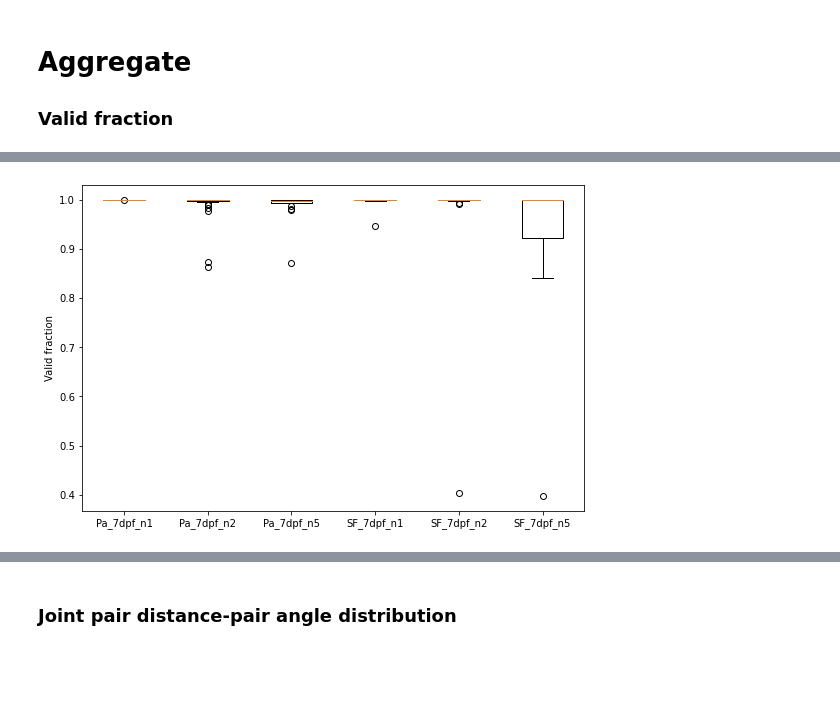
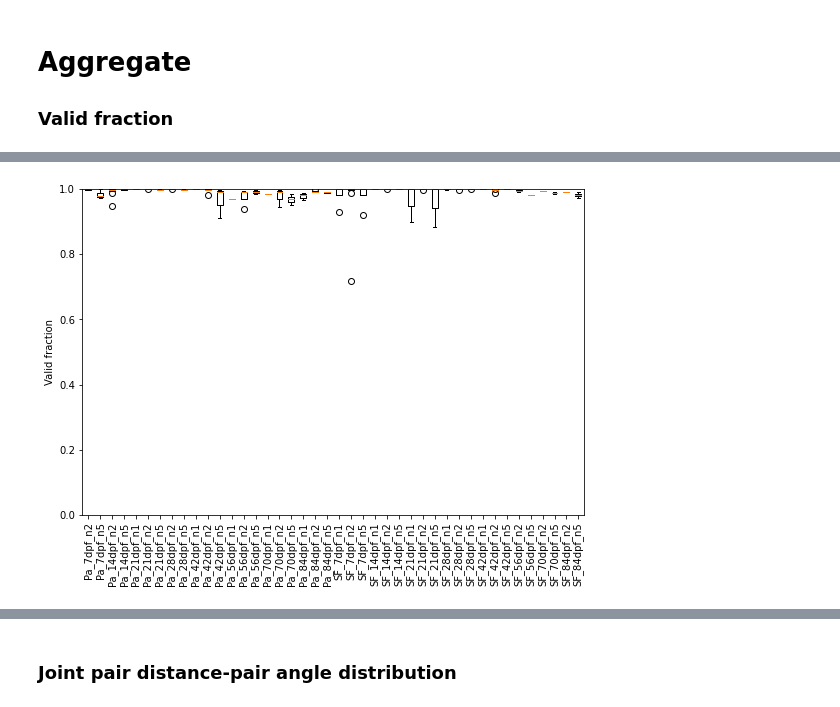
Before and after one commit to yffily/trilab-tracker, a Jupyter notebook: analyze.ipynb, the cells around one changed output, grey strips where cells are left out. Drawn from its saved outputs; the diff is of its cells as text; code cells hidden in the pictures; blank space fills up the shorter version.

```diff
--- a/analyze.ipynb
+++ b/analyze.ipynb
@@ -12,7 +12,7 @@ from tracker.tank import Tank
 import tracker.utils as utils
 from collections import defaultdict
 
-tank_diameter_vs_age = { 7:9.6, 14:10.4, 21:12.8, 28:17.7, 42:33.8, 43:33.8,
+tank_diameter_vs_age = { 7:9.6, 14:10.4, 21:12.8, 28:17.7, 42:33.8,
                          56:33.8, 70:33.8, 84:3.8 }
 tank_radius_vs_age = { k:v/2 for k,v in tank_diameter_vs_age.items() }
 # plt.rcParams['figure.dpi'] = 150
@@ -22,11 +22,7 @@ plt.rcParams['figure.figsize'] = 9,6
 # %%
 ''' Select a set of trials to analyze. '''
 
-# trial_files = sorted(glob('../tracking/full_20-07-19/*/trial.pik')) # [:1]
-# trial_files = ['../tracking/full_20-09-25/Pa_Fri_14dpf_GroupA_n2b_20200612_1400/trial.pik']
-# trial_files = ['../tracking/test_21-01-02/SF_Sat_70dpf_GroupA_n5_20200808_1015/trial.pik']
-trial_files = sorted(glob('../tracking/full_21-01-05/*_7dpf_*/trial.pik')) # [:1]
-
+trial_files = sorted(glob('../tracking/full_21-01-19/*/trial.pik'))
 
 def load_trial(trial_file,load_data=True):
     trial_dir  = os.path.dirname(trial_file)
@@ -34,6 +30,7 @@ def load_trial(trial_file,load_data=True):
     trial_name = os.path.basename(trial_dir)
     pop,day,age,group,n_ind = trial_name.split('_')[:5]
     age        = int(age[:-3])
+    age = 42 if age==43 else age
     n_ind      = int(re.findall('\d+',n_ind)[0])
     trial      = { k:v for k,v in locals().items() if k in ['trial_dir',
                    'fig_dir', 'trial_name', 'pop', 'age', 'group', 'n_ind'] }
@@ -54,5 +51,11 @@ trials = [load_trial(f,load_data=False) for f in trial_files]
 df     = pd.DataFrame(trials,index=trial_files)
 grouped_trials = df.groupby(['pop','age','n_ind'])
 count  = pd.DataFrame(grouped_trials['trial_dir'].count().rename('count'))
+# display(count)
+
+count = count.unstack(1)
+count.columns = count.columns.droplevel()
+count[pd.isna(count)] = 0
+count = count.astype(int)
 count
 # %% [output]
@@ -440,18 +455,18 @@ for g,files in grouped_trials.groups.items():
 #     print()
 # grouped_valid_fractions
 # %%
-''' Boxplot of the fraction of valid frames for each type of invalidity.
-    One boxplot for each type of trial. '''
+# ''' Boxplot of the fraction of valid frames for each type of invalidity.
+#     One boxplot for each type of trial. '''
 
-for k,valid_fractions in grouped_valid_fractions.items():
-    plt.boxplot(valid_fractions.values(),labels=valid_fractions.keys())
-#     plt.violinplot([valid_fractions[c] for c in cut_names],showextrema=False)
-    plt.xlabel('Cut')
-    plt.ylabel('Valid fraction')
-    plt.ylim(0,1.05)
-    pop,age,n_ind = k
-    name = f'{pop}_{age}dpf_n{n_ind}'
-    plt.title(name)
-    plt.show()
-#     plt.savefig(os.path.join(fig_dir,name+'.png'))
-#     plt.close()
+# for k,valid_fractions in grouped_valid_fractions.items():
+#     plt.boxplot(valid_fractions.values(),labels=valid_fractions.keys())
+# #     plt.violinplot([valid_fractions[c] for c in cut_names],showextrema=False)
+#     plt.xlabel('Cut')
+#     plt.ylabel('Valid fraction')
+#     plt.ylim(0,1.05)
+#     pop,age,n_ind = k
+#     name = f'{pop}_{age}dpf_n{n_ind}'
+#     plt.title(name)
+#     plt.show()
+# #     plt.savefig(os.path.join(fig_dir,name+'.png'))
+# #     plt.close()
@@ -465,12 +473,14 @@ for k,valid_fractions in grouped_valid_fractions.items():
 # %%
 ''' Boxplot of the fraction of valid frames for each type of trial. '''
 
 vf_summary = { f'{k[0]}_{k[1]}dpf_n{k[2]}':vf['final'] for k,vf in grouped_valid_fractions.items() }
 plt.boxplot(vf_summary.values(),labels=vf_summary.keys())
 plt.ylabel('Valid fraction')
+plt.ylim(0,1)
+plt.xticks(rotation=90)
 plt.show()
 # %% [output]
-[figure, old version]
+[figure, new version]
 # %%
 ''' Identify trials with a higher fraction of invalid frames. '''
 
```
Also changed, not shown: parts of 15 cells of this notebook, 3 other files.
